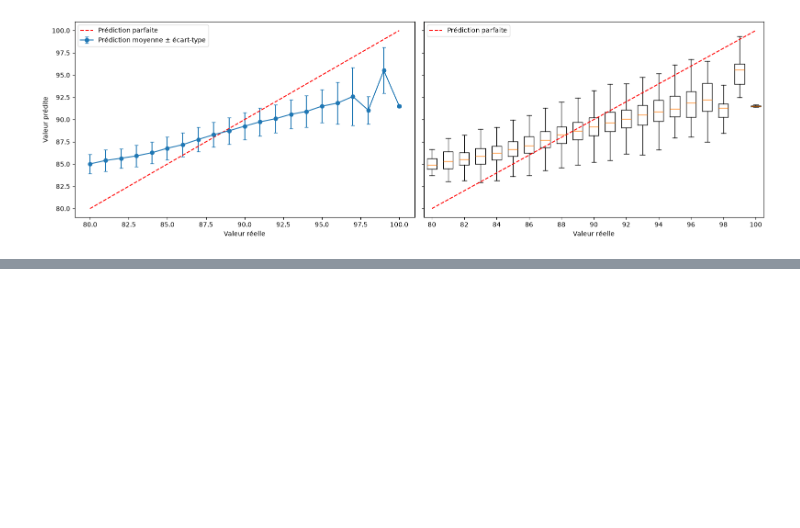
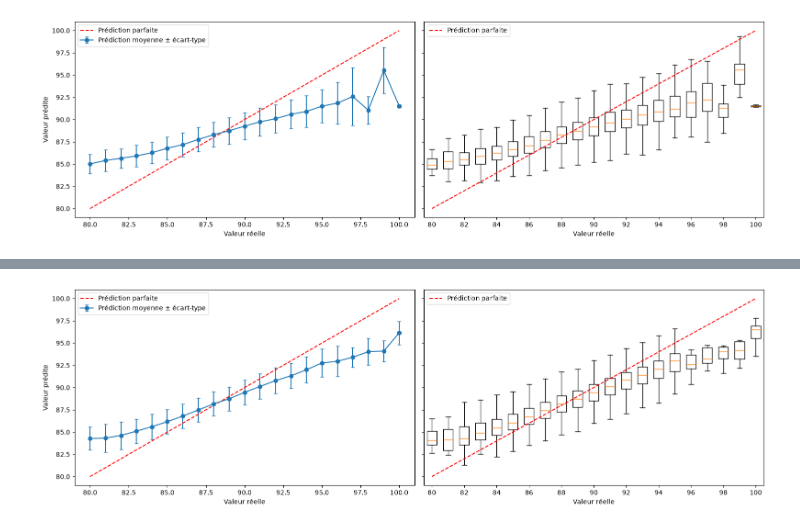
Before and after one commit to Alexso1010/Wine-Cloud, a Jupyter notebook: vin.ipynb, the cells around one changed output, grey strips where cells are left out. Cells and saved outputs as stored; diff of their text form; code cells hidden in the pictures; blank space fills up the shorter version.

```diff
--- a/vin.ipynb
+++ b/vin.ipynb
@@ -736,0 +911,4 @@ plot_predictions_vs_true(Ytest, y_pred_sgd)
+# %%
+plot_predictions_vs_true(Ytest, y_pred)
+# %% [output]
+[figure, added]
```
Also changed, not shown: parts of 11 cells of this notebook.
